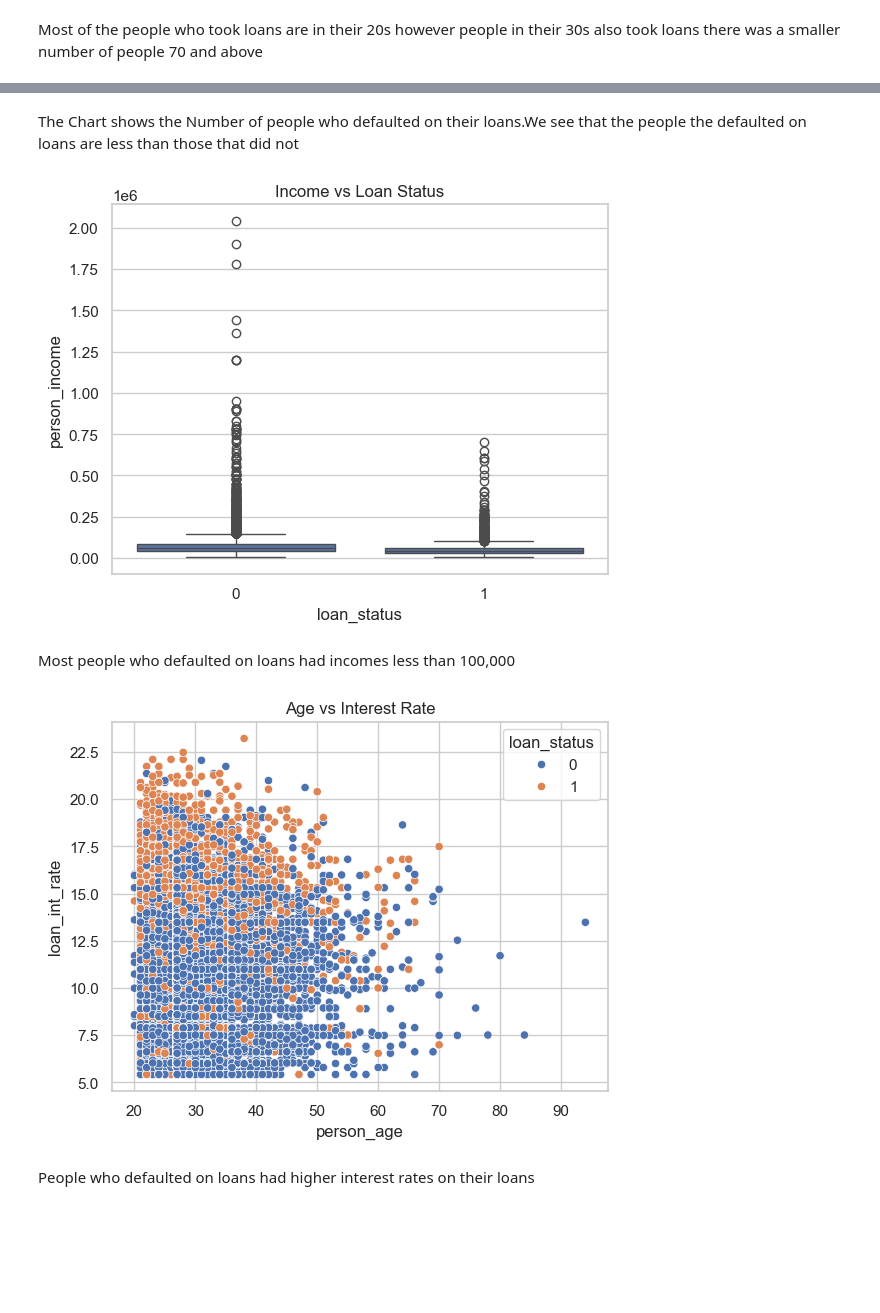
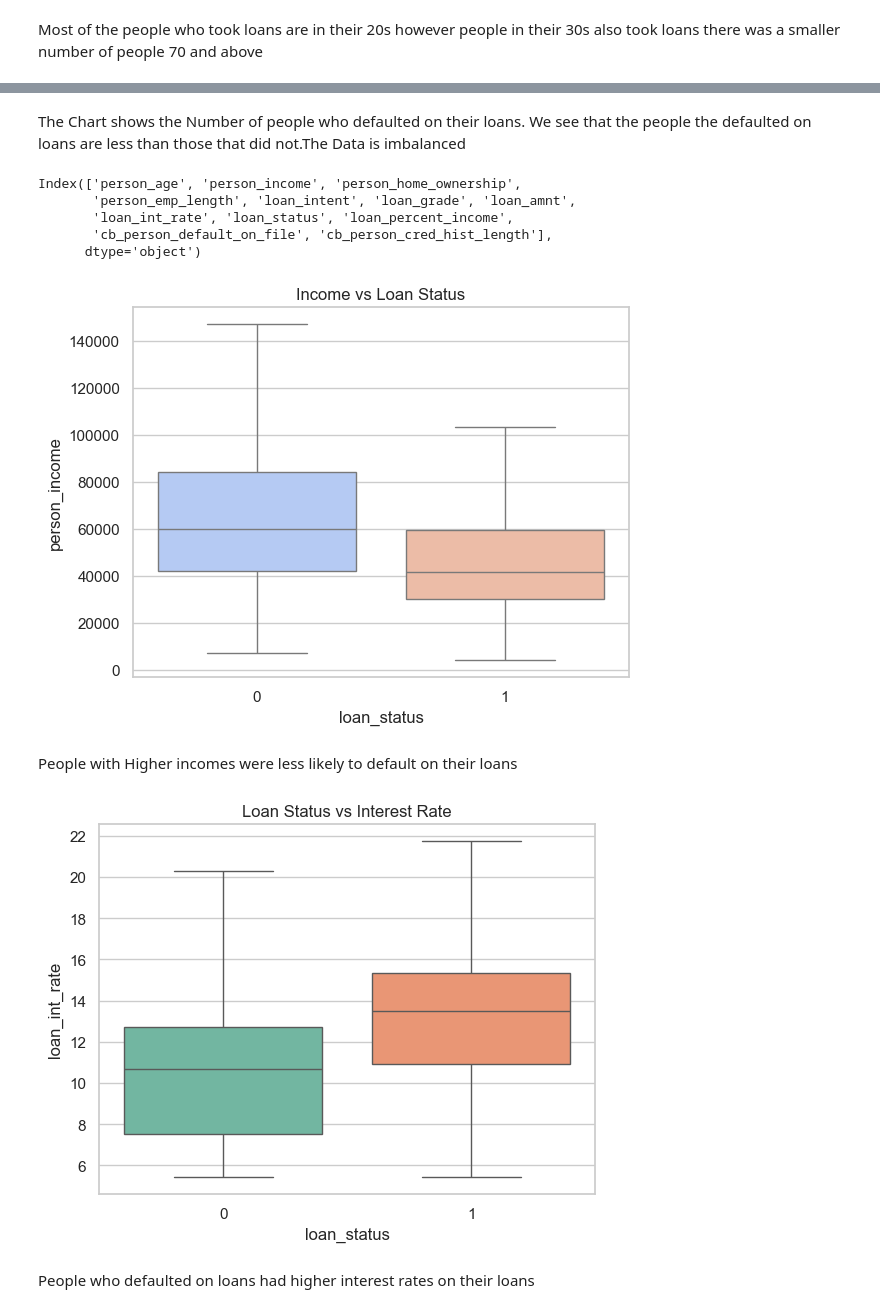
Before and after one commit to pye024/Loan-Default, a Jupyter notebook: notebooks/prep_EDA.ipynb, the cells around one changed output, grey strips where cells are left out. Cells and saved outputs as stored; diff of their text form; code cells hidden in the pictures; blank space fills up the shorter version.

```diff
--- a/notebooks/prep_EDA.ipynb
+++ b/notebooks/prep_EDA.ipynb
@@ -90,8 +91,6 @@ df[df['person_emp_length'].isnull()]
 | 32453 | 56 | 32400 | RENT | NaN | MEDICAL | A | ... |
 | 32471 | 53 | 54000 | RENT | NaN | MEDICAL | D | ... |
 895 rows × 12 columns
-# %%
-df['person_emp_length'].fillna(df['person_emp_length'].median(),inplace=True)
 # %%
 df[df['loan_int_rate'].isnull()]
 # %% [output]
@@ -110,5 +109,9 @@ df[df['loan_int_rate'].isnull()]
 3116 rows × 12 columns
+# %%
+df['person_emp_length'].fillna(df['person_emp_length'].mean(),inplace=True)
 # %%
-df['loan_int_rate'] = df.groupby('loan_grade')['loan_int_rate'].transform(lambda x: x.fillna(x.median()))
+df['loan_int_rate'] = df['loan_int_rate'].fillna(
+    df.groupby('loan_grade')['loan_int_rate'].transform('median')
+)
 # %%
 df = df[df["person_age"] <= 95]
@@ -115,3 +133,5 @@ df = df[df["person_age"] <= 95]
+# %%
+df = df[df['person_emp_length'] < 60]
 # %%
 df.describe()
 # %% [output]
@@ -162,22 +230,29 @@ plt.show()
 # %% [markdown]
-The Chart shows the Number of people who defaulted on their loans.We see that the people the defaulted on loans are less than those that did not
+The Chart shows the Number of people who defaulted on their loans. We see that the people the defaulted on loans are less than those that did not.The Data is imbalanced
+# %%
+df.columns
+# %% [output]
+Index(['person_age', 'person_income', 'person_home_ownership',
+       'person_emp_length', 'loan_intent', 'loan_grade', 'loan_amnt',
+       'loan_int_rate', 'loan_status', 'loan_percent_income',
+       'cb_person_default_on_file', 'cb_person_cred_hist_length'],
+      dtype='object')
 # %%
 # Income vs loan status
-sns.boxplot(x='loan_status', y='person_income', data=df)
+sns.boxplot(x='loan_status', y='person_income',palette="coolwarm",showfliers=False, data=df)
 plt.title('Income vs Loan Status')
 
 plt.show()
 # %% [output]
-[figure, old version]
+[figure, new version]
-# %% [markdown]
-Most people who defaulted on loans had incomes less than 100,000
+# %% [markdown]
+People with Higher incomes were less likely to default on their loans
 # %%
-# Age vs loan interest rate
-sns.scatterplot(x='person_age', y='loan_int_rate', hue='loan_status', data=df)
-plt.title('Age vs Interest Rate')
+sns.boxplot(x='loan_status', y='loan_int_rate', data=df, palette='Set2',showfliers=False)
+plt.title('Loan Status vs Interest Rate')
 plt.show()
 # %% [output]
-[figure, old version]
+[figure, new version]
 # %% [markdown]
 People who defaulted on loans had higher interest rates on their loans
 # %%
```
Also changed, not shown: parts of 35 cells of this notebook, 3 other files.
